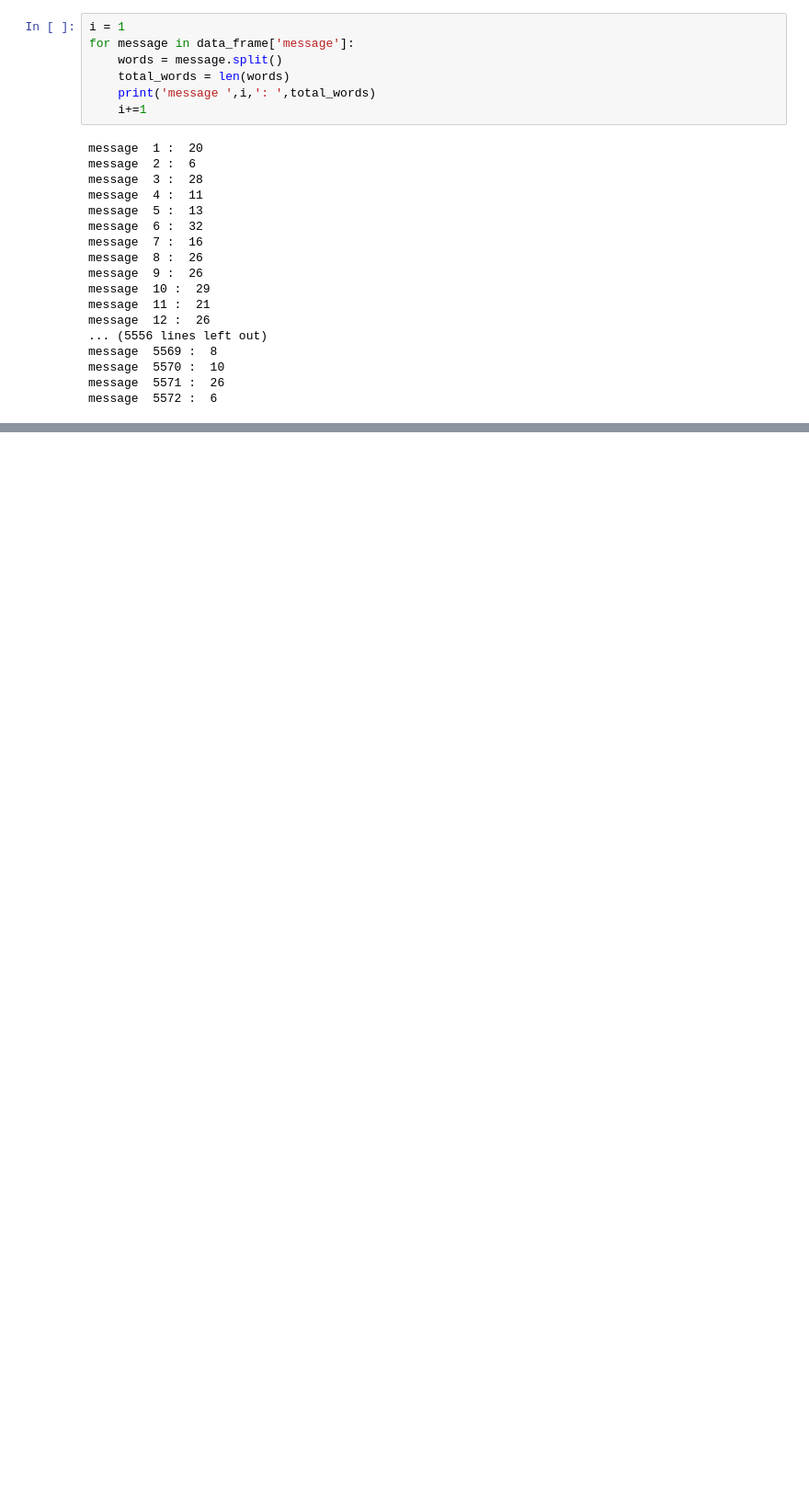
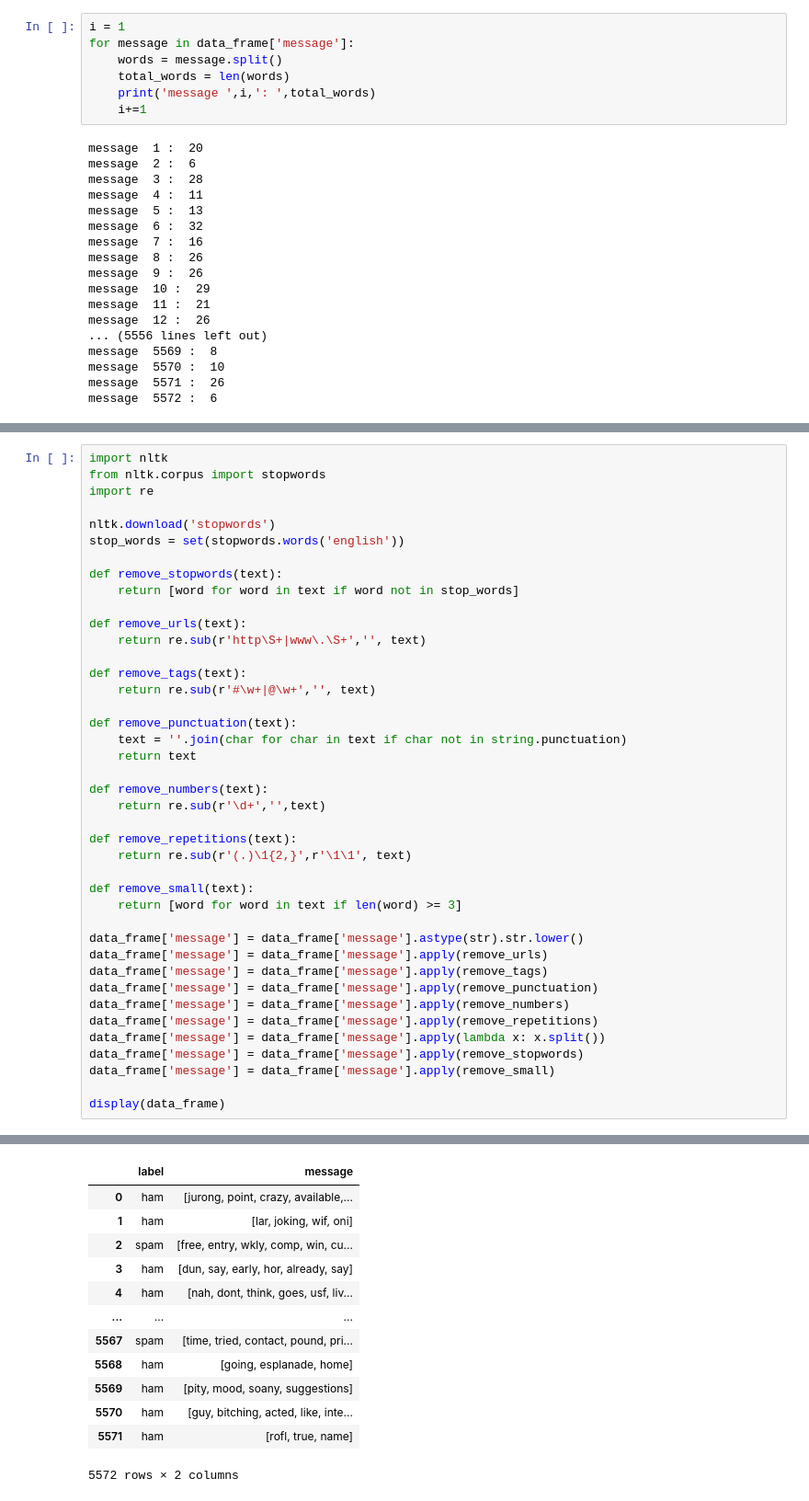
Before and after one commit to MateusoBrito/Lab-Pi, a Jupyter notebook: Passo1.ipynb, the cells around one changed output, grey strips where cells are left out. Shown: that part at 92% size. Cells and saved outputs as stored; diff of their text form; blank space fills up the shorter version.

```diff
--- a/Passo1.ipynb
+++ b/Passo1.ipynb
@@ -88 +91,43 @@ def preprocess(message):
     return preprocess_words
+# %%
+import nltk
+from nltk.corpus import stopwords
+import re
+
+nltk.download('stopwords')
+stop_words = set(stopwords.words('english'))
+
+def remove_stopwords(text):
+    return [word for word in text if word not in stop_words]
+
+def remove_urls(text):
+    return re.sub(r'http\S+|www\.\S+','', text)
+
+def remove_tags(text):
+    return re.sub(r'#\w+|@\w+','', text)
+
+def remove_punctuation(text):
+    text = ''.join(char for char in text if char not in string.punctuation)
+    return text
+
+def remove_numbers(text):
+    return re.sub(r'\d+','',text)
+
+def remove_repetitions(text):
+    return re.sub(r'(.)\1{2,}',r'\1\1', text)
+
+def remove_small(text):
+    return [word for word in text if len(word) >= 3]
+
+data_frame['message'] = data_frame['message'].astype(str).str.lower()
+data_frame['message'] = data_frame['message'].apply(remove_urls)
+data_frame['message'] = data_frame['message'].apply(remove_tags)
+data_frame['message'] = data_frame['message'].apply(remove_punctuation)
+data_frame['message'] = data_frame['message'].apply(remove_numbers)
+data_frame['message'] = data_frame['message'].apply(remove_repetitions)
+data_frame['message'] = data_frame['message'].apply(lambda x: x.split())
+data_frame['message'] = data_frame['message'].apply(remove_stopwords)
+data_frame['message'] = data_frame['message'].apply(remove_small)
+
+display(data_frame)
+# %% [output]
@@ -89 +137,14 @@ def preprocess(message):
+|  | label | message |
+| 0 | ham | [jurong, point, crazy, available,... |
+| 1 | ham | [lar, joking, wif, oni] |
+| 2 | spam | [free, entry, wkly, comp, win, cu... |
+| 3 | ham | [dun, say, early, hor, already, say] |
+| 4 | ham | [nah, dont, think, goes, usf, liv... |
+| ... | ... | ... |
+| 5567 | spam | [time, tried, contact, pound, pri... |
+| 5568 | ham | [going, esplanade, home] |
+| 5569 | ham | [pity, mood, soany, suggestions] |
+| 5570 | ham | [guy, bitching, acted, like, inte... |
+| 5571 | ham | [rofl, true, name] |
+5572 rows × 2 columns
 # %%
```
Also changed, not shown: parts of 5 cells of this notebook, 1 other file.
